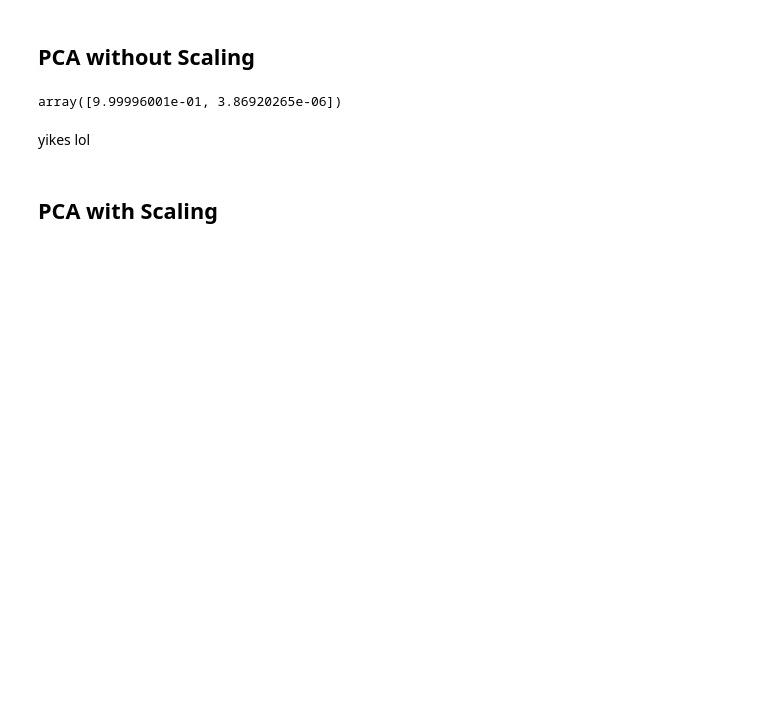
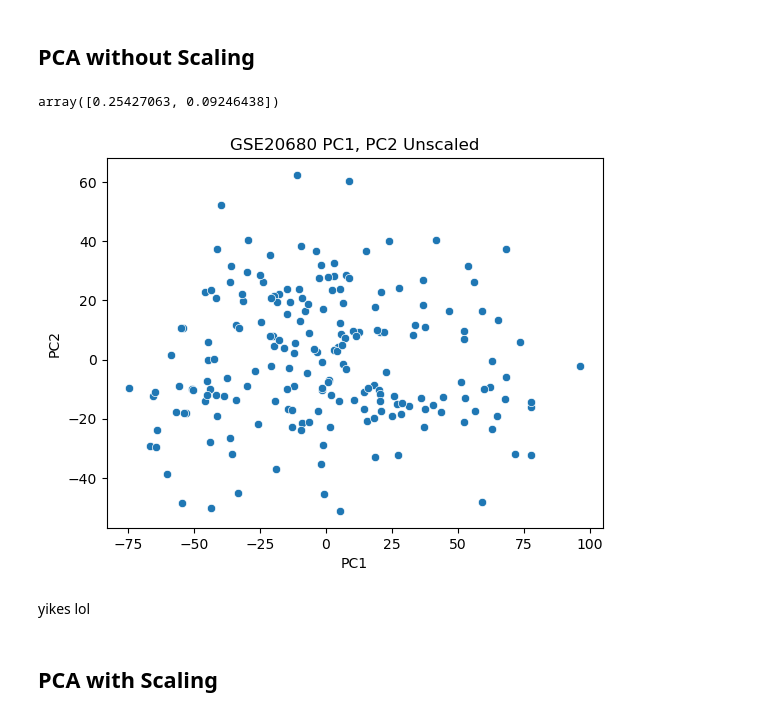
Before and after one commit to aszatrowski/BIOS26211_FinalProject, a Jupyter notebook: PCA1.ipynb, the cells around one changed output. Cells and saved outputs as stored; diff of their text form; code cells hidden in the pictures; blank space fills up the shorter version.

```diff
--- a/PCA1.ipynb
+++ b/PCA1.ipynb
@@ -24,10 +39,18 @@ gse_20680.head()
 ## PCA without Scaling
 # %%
 pca = PCA(n_components=2)
-gse_20680_unscaled_pca = pca.fit(gse_20680)
+gse_20680_unscaled_pca = pca.fit_transform(gse_20680_pcamatrix)
 pca.explained_variance_ratio_
 # %% [output]
-array([9.99996001e-01, 3.86920265e-06])
+array([0.25427063, 0.09246438])
+# %%
+sns.scatterplot(x = gse_20680_unscaled_pca[:,0], y = gse_20680_unscaled_pca[:,1])
+plt.xlabel('PC1')
+plt.ylabel('PC2')
+plt.title("GSE20680 PC1, PC2 Unscaled")
+plt.show()
+# %% [output]
+[figure, added]
 # %% [markdown]
 yikes lol
 # %% [markdown]
```
Also changed, not shown: parts of 5 cells of this notebook, 1 other file.
